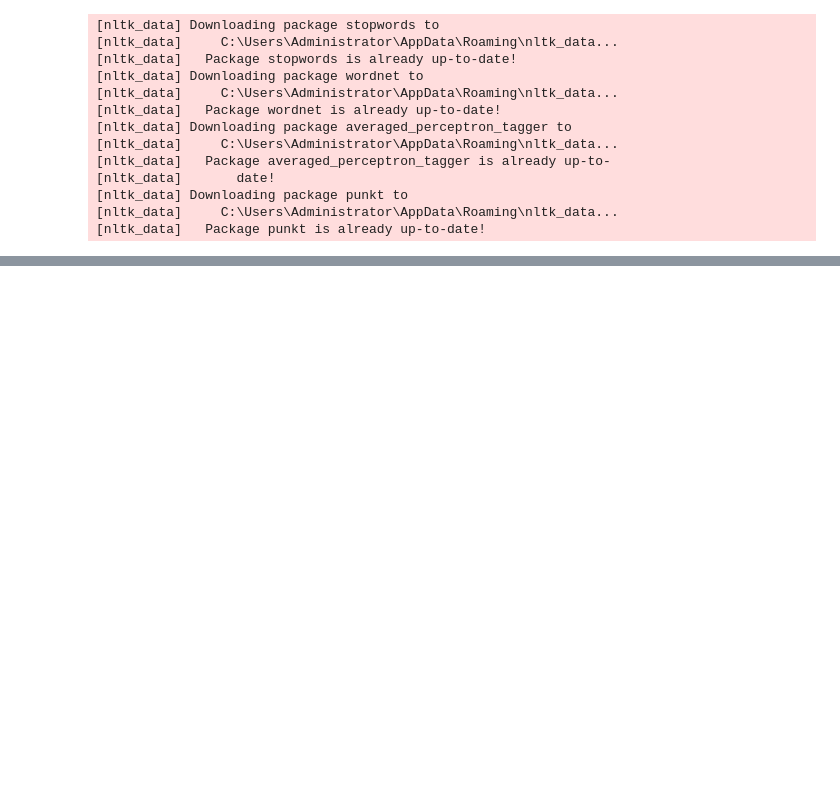
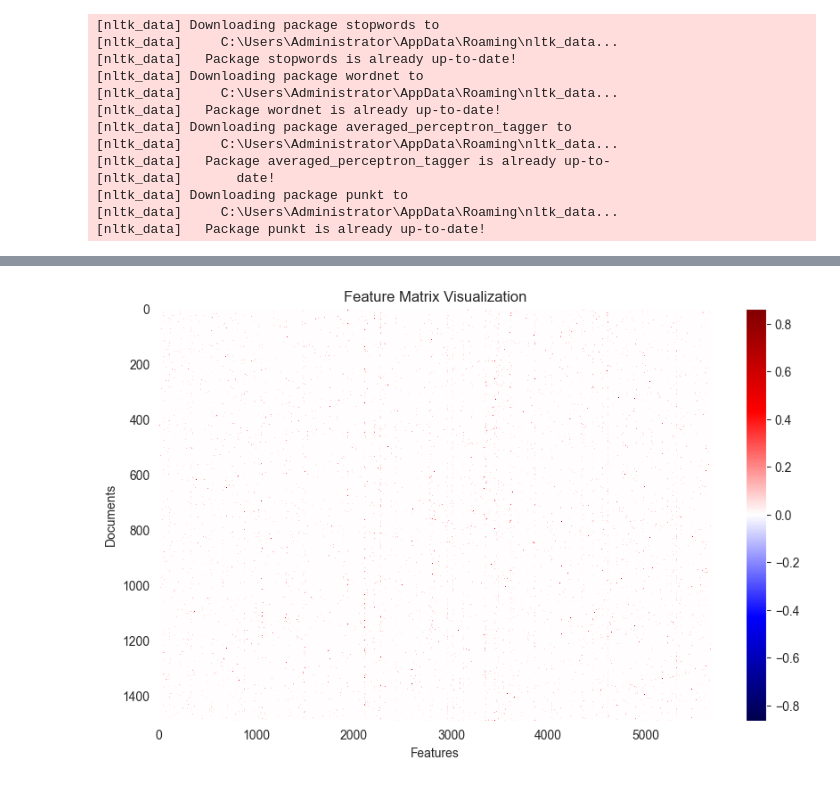
Before and after one commit to scihhl/BBC-news-classification, a Jupyter notebook: text_handle.ipynb, the cells around one changed output, grey strips where cells are left out. Cells and saved outputs as stored; diff of their text form; code cells hidden in the pictures; blank space fills up the shorter version.

```diff
--- a/text_handle.ipynb
+++ b/text_handle.ipynb
@@ -419,0 +490,39 @@ Next, I would follow the guidance to
+# %%
+# Subclass-TF-IDF
+class TFIDFFeatureExtractor(FeatureExtractor):
+    def __init__(self, data):
+        super().__init__(data)
+        self.vectorizer = TfidfVectorizer(max_df=0.7, min_df=5, stop_words='english')
+
+    def extract_features(self):
+        self.features = self.vectorizer.fit_transform(self.data['Processed_Text'])
+        return self.features
+
+# Subclass-Embedding
+class EmbeddingFeatureExtractor(FeatureExtractor):
+    def __init__(self, data):
+        super().__init__(data)
+        self.nlp = spacy.load('en_core_web_lg')
+
+    def document_vector(self, doc):
+        """Generate document vectors by averaging word vectors, handling cases where no word has a vector."""
+        doc = self.nlp(doc)
+        vectors = [word.vector for word in doc if not word.is_stop and word.has_vector]
+        if vectors:
+            return np.mean(vectors, axis=0)
+        else:
+            # Return a zero vector if no word has a vector
+            return np.zeros((300,))  # 300 is the dimensionality of GloVe vectors in 'en_core_web_lg'
+
+    def extract_features(self):
+        """Use document_vector method to create feature matrix."""
+        self.features = np.array([self.document_vector(text) for text in self.data['Processed_Text']])
+        return self.features
+# %%
+tfidf_extractor = TFIDFFeatureExtractor(cleaner)
+tfidf_features = tfidf_extractor.extract_features()
+tfidf_extractor.visualize_features(tfidf_features)
+#selected_features_tfidf = tfidf_extractor.feature_selection(tfidf_extractor.data['Category'])
+#tfidf_extractor.visualize_features(selected_features_tfidf)
+# %% [output]
+[figure, added]
```
Also changed, not shown: parts of 25 cells of this notebook, 1 other file.
